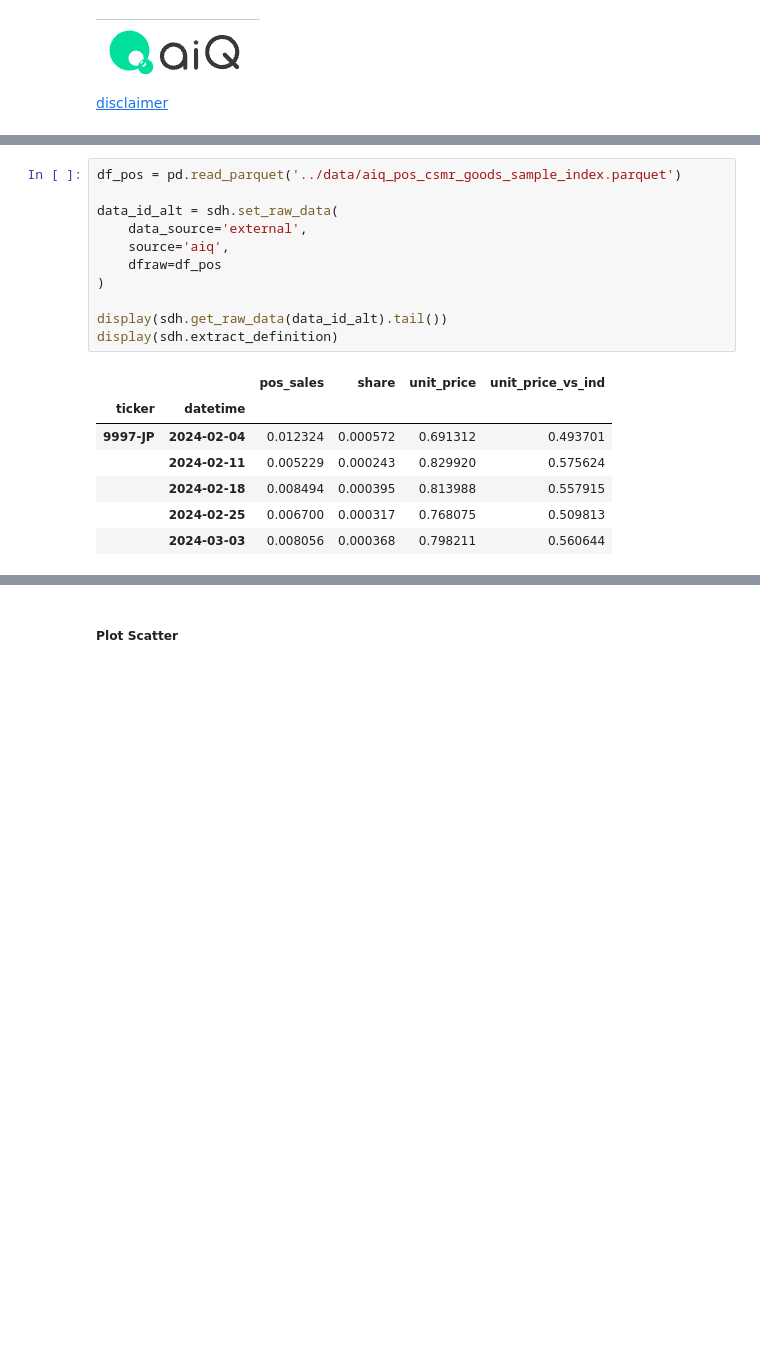
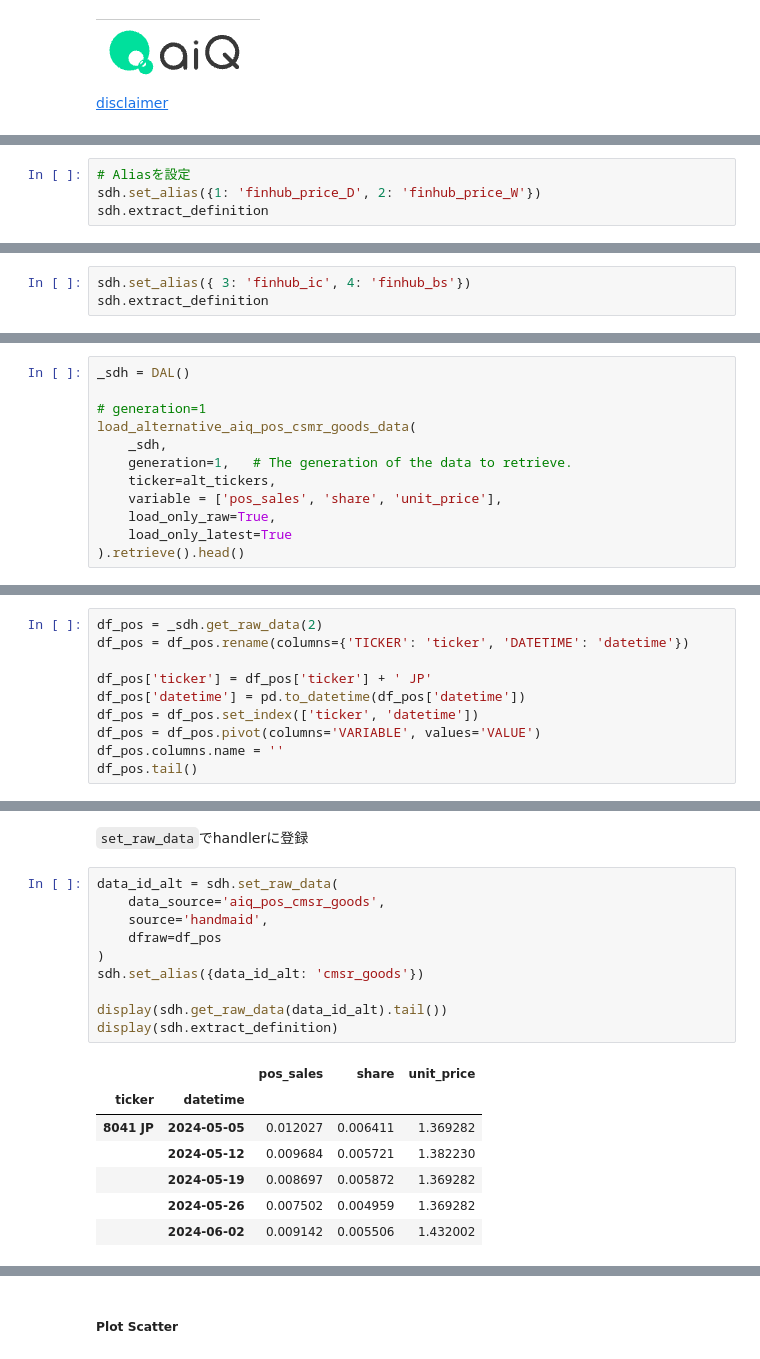
Before and after one commit to aiqindex/sample_notebooks, a Jupyter notebook: components/data_handler.ipynb, the cells around one changed output, grey strips where cells are left out. Drawn from its saved outputs; the diff is of its cells as text; blank space fills up the shorter version.

```diff
--- a/components/data_handler.ipynb
+++ b/components/data_handler.ipynb
@@ -92,0 +142,4 @@ data_id_funda = 3
+# %%
+# Aliasを設定
+sdh.set_alias({1: 'finhub_price_D', 2: 'finhub_price_W'})
+sdh.extract_definition
@@ -112,0 +226,3 @@ sdh.get_raw_data(data_id_funda).tail()
+# %%
+sdh.set_alias({ 3: 'finhub_ic', 4: 'finhub_bs'})
+sdh.extract_definition
@@ -112,0 +238,12 @@ sdh.get_raw_data(data_id_funda).tail()
+# %%
+_sdh = DAL()
+
+# generation=1
+load_alternative_aiq_pos_csmr_goods_data(
+    _sdh,
+    generation=1,   # The generation of the data to retrieve.
+    ticker=alt_tickers,
+    variable = ['pos_sales', 'share', 'unit_price'],
+    load_only_raw=True,
+    load_only_latest=True
+).retrieve().head()
@@ -118,0 +286,10 @@ sdh.get_raw_data(data_id_funda).tail()
+# %%
+df_pos = _sdh.get_raw_data(2)
+df_pos = df_pos.rename(columns={'TICKER': 'ticker', 'DATETIME': 'datetime'})
+
+df_pos['ticker'] = df_pos['ticker'] + ' JP'
+df_pos['datetime'] = pd.to_datetime(df_pos['datetime'])
+df_pos = df_pos.set_index(['ticker', 'datetime'])
+df_pos = df_pos.pivot(columns='VARIABLE', values='VALUE')
+df_pos.columns.name = ''
+df_pos.tail()
@@ -119,21 +304,22 @@ sdh.get_raw_data(data_id_funda).tail()
+# %% [markdown]
+`set_raw_data`でhandlerに登録
 # %%
-df_pos = pd.read_parquet('../data/aiq_pos_csmr_goods_sample_index.parquet')
-
 data_id_alt = sdh.set_raw_data(
-    data_source='external',
-    source='aiq',
+    data_source='aiq_pos_cmsr_goods',
+    source='handmaid',
     dfraw=df_pos
 )
+sdh.set_alias({data_id_alt: 'cmsr_goods'})
 
 display(sdh.get_raw_data(data_id_alt).tail())
 display(sdh.extract_definition)
 # %% [output]
-|  |  | pos_sales | share | unit_price | unit_price_vs_ind |
-| ticker | datetime |  |  |  |  |
-| 9997-JP | 2024-02-04 | 0.012324 | 0.000572 | 0.691312 | 0.493701 |
-|  | 2024-02-11 | 0.005229 | 0.000243 | 0.829920 | 0.575624 |
-|  | 2024-02-18 | 0.008494 | 0.000395 | 0.813988 | 0.557915 |
-|  | 2024-02-25 | 0.006700 | 0.000317 | 0.768075 | 0.509813 |
-|  | 2024-03-03 | 0.008056 | 0.000368 | 0.798211 | 0.560644 |
+|  |  | pos_sales | share | unit_price |
+| ticker | datetime |  |  |  |
+| 8041 JP | 2024-05-05 | 0.012027 | 0.006411 | 1.369282 |
+|  | 2024-05-12 | 0.009684 | 0.005721 | 1.382230 |
+|  | 2024-05-19 | 0.008697 | 0.005872 | 1.369282 |
+|  | 2024-05-26 | 0.007502 | 0.004959 | 1.369282 |
+|  | 2024-06-02 | 0.009142 | 0.005506 | 1.432002 |
 |  | category | data_source | source | table | alias | tickers | index | start_datetime | end_datetime |
 | data_id |  |  |  |  |  |  |  |  |  |
```
Also changed, not shown: parts of 156 cells of this notebook, 1 other file.
